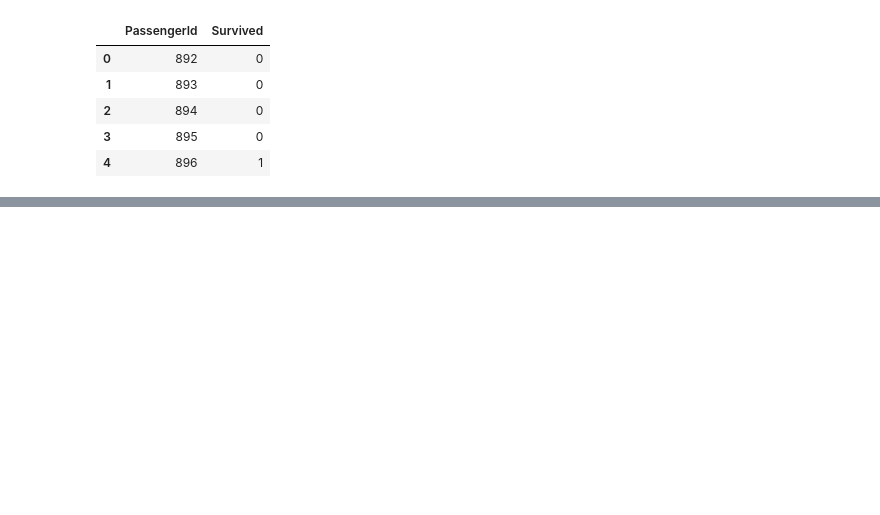
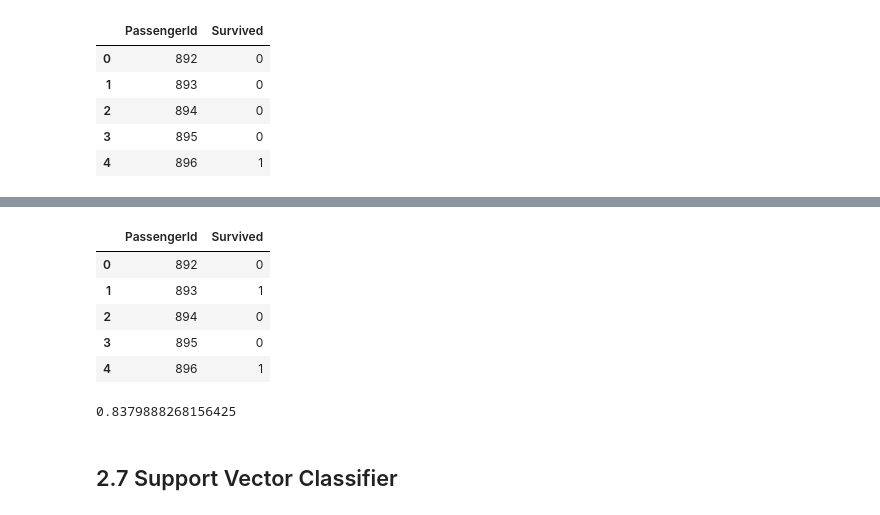
Before and after one commit to JoannaKG/Data-science-learning, a Jupyter notebook: Titanic/2. Prediction model.ipynb, the cells around one changed output, grey strips where cells are left out. Saved outputs shown, nothing was run; the diff lists cells and outputs as text; code cells hidden in the pictures; blank space fills up the shorter version.

```diff
--- a/Titanic/2. Prediction model.ipynb
+++ b/Titanic/2. Prediction model.ipynb
@@ -176,0 +198,5 @@ submission.head()
+# %%
+sgd = SGDClassifier()
+sgd.fit(X_train,y_train)
+y_pred_sgd = sgd.predict(X_test)
+y_sgd_Kaggle = sgd.predict(X_Kaggle)
@@ -176,0 +259,17 @@ submission.head()
+# %%
+submission = save(y_nb_Kaggle,'submission_nb.csv')
+submission.head()
+# %% [output]
+|  | PassengerId | Survived |
+| 0 | 892 | 0 |
+| 1 | 893 | 1 |
+| 2 | 894 | 0 |
+| 3 | 895 | 0 |
+| 4 | 896 | 1 |
+# %%
+acc_nb = accuracy_score(y_test, y_pred_nb)
+print(acc_nb)
+# %% [output]
+0.8379888268156425
+# %% [markdown]
+## 2.7 Support Vector Classifier
```
Also changed, not shown: parts of 46 cells of this notebook.
